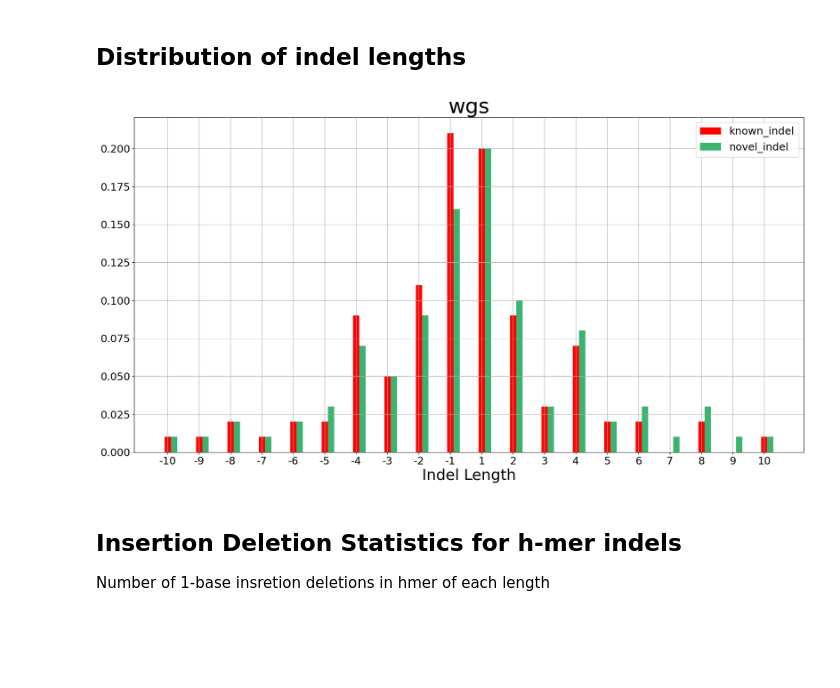
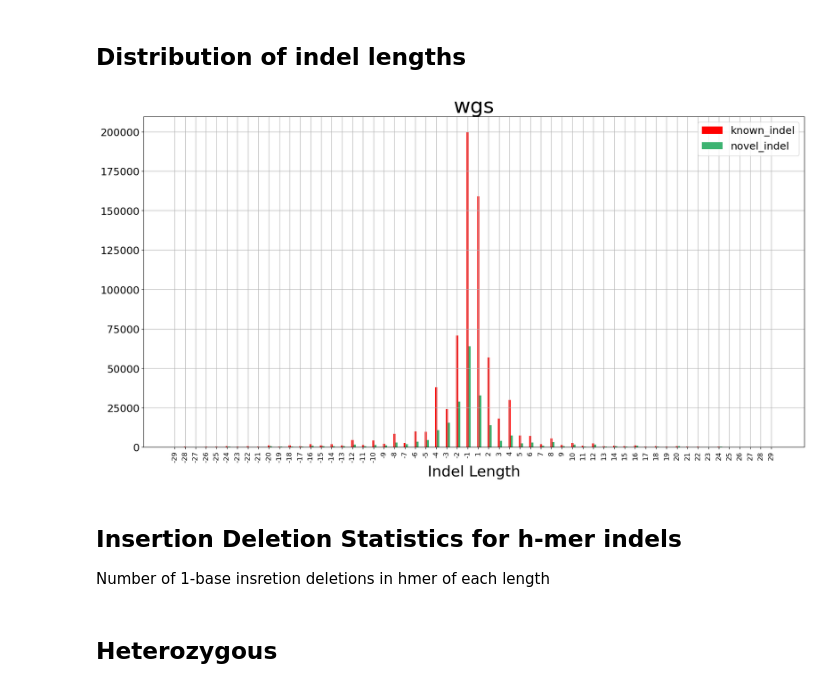
Before and after one commit to Ultimagen/VariantCalling, a Jupyter notebook: ugvc/reports/report_wo_gt.ipynb, the cells around one changed output. Drawn from its saved outputs; the diff is of its cells as text; code cells hidden in the pictures; blank space fills up the shorter version.

```diff
--- a/ugvc/reports/report_wo_gt.ipynb
+++ b/ugvc/reports/report_wo_gt.ipynb
@@ -547,39 +181,58 @@ NameError: name 'plot_table_and_pngs' is not defined
 # %% [markdown]
 ## Distribution of indel lengths
 # %%
-def ins_del_hete_graph_annot(known_indel,novel_indel, title=None):
-    X = np.arange(20)
+def ins_del_hete_graph_annot(xticks, known_indel,novel_indel, title=None):
+    X = np.arange(known_indel.shape[0])
     fig = plt.figure()
     ax = fig.add_axes([0,0,1,1])
 
     ax.bar(X + 0.00, known_indel, color = 'r', width = 0.20)
     ax.bar(X + 0.20, novel_indel, color = 'mediumseagreen', width = 0.20)
 
     ax.set_title(title)
-    ax.set_xticks(np.arange(0,20))
-    ax.set_xticklabels([-10,-9,-8,-7,-6,-5,-4,-3,-2,-1,1,2,3,4,5,6,7,8,9,10])
+    ax.set_xticks(np.arange(0,known_indel.shape[0]))
+    ax.set_xticklabels(xticks,rotation=90, fontsize=12)
     ax.legend(labels=['known_indel', 'novel_indel'])
     ax.set_xlabel('Indel Length')
 
 
 
-def ins_del_hete_graph(no_gt_statistics):
+def ins_del_hete_graph(no_gt_statistics_wgs):
 
     #for no_gt_statistics,no_gt_statistics,annotation_name in zip(no_gt_statistics_files,no_gt_statistics_files,annotation_intervals_names):
 
-    IndelLengthHistogram = pd.read_hdf(no_gt_statistics,'eval_IndelLengthHistogram')
 
+    full_index = pd.Index(list(range(-60, 0)) + list(range(1, 60+1)), name='[3]length (deletions negative)')
+    default_values = {
+        '# IDD': 'IDD',
+        '[2]id': 0,
+        '[4]number of sites': 0,
+        '[5]number of genotypes': 0,
+        '[6]mean VAF': '.'
+    }
 
-    known_indel = IndelLengthHistogram[IndelLengthHistogram['Novelty']=='known']['Freq'].astype(float)
-    novel_indel = IndelLengthHistogram[IndelLengthHistogram['Novelty']=='novel']['Freq'].astype(float)
+    known_indel = pd.read_hdf(no_gt_statistics_wgs, '/idd_known')
+    known_indel['[3]length (deletions negative)'] = known_indel['[3]length (deletions negative)'].astype(int)
+    known_indel = known_indel.set_index('[3]length (deletions negative)').reindex(full_index).reset_index()
+    known_indel.fillna(default_values, inplace=True)
 
-    ins_del_hete_graph_annot(known_indel,
-               novel_indel,
+    novel_indel = pd.read_hdf(no_gt_statistics_wgs, '/idd_novel')
+    novel_indel['[3]length (deletions negative)'] = novel_indel['[3]length (deletions negative)'].astype(int)
+    novel_indel = novel_indel.set_index('[3]length (deletions negative)').reindex(full_index).reset_index()
+    novel_indel.fillna(default_values, inplace=True)
+
+    known_indel = known_indel.loc[(known_indel['[3]length (deletions negative)']<30)&(known_indel['[3]length (deletions negative)']>-30)]
+    novel_indel = novel_indel.loc[(novel_indel['[3]length (deletions negative)']<30)&(novel_indel['[3]length (deletions negative)']>-30)]
+
+    ins_del_hete_graph_annot(novel_indel['[3]length (deletions negative)'].astype(int),
+                             known_indel['[4]number of sites'].astype(int),
+                             novel_indel['[4]number of sites'].astype(int),
+
                title='wgs')
 
 ins_del_hete_graph(no_gt_statistics_wgs)
 # %% [output]
-[figure, old version]
+[figure, new version]
 # %% [markdown]
 ## Insertion Deletion Statistics for h-mer indels
 Number of 1-base insretion deletions in hmer of each length
@@ -590,3 +239,5 @@ if not is_somatic:
+# %% [markdown]
+## Heterozygous
 # %%
 def ins_del_hete_graph(ins_del, ax, title):
     X = np.arange(12)
```
Also changed, not shown: parts of 25 cells of this notebook, 1 other file.
